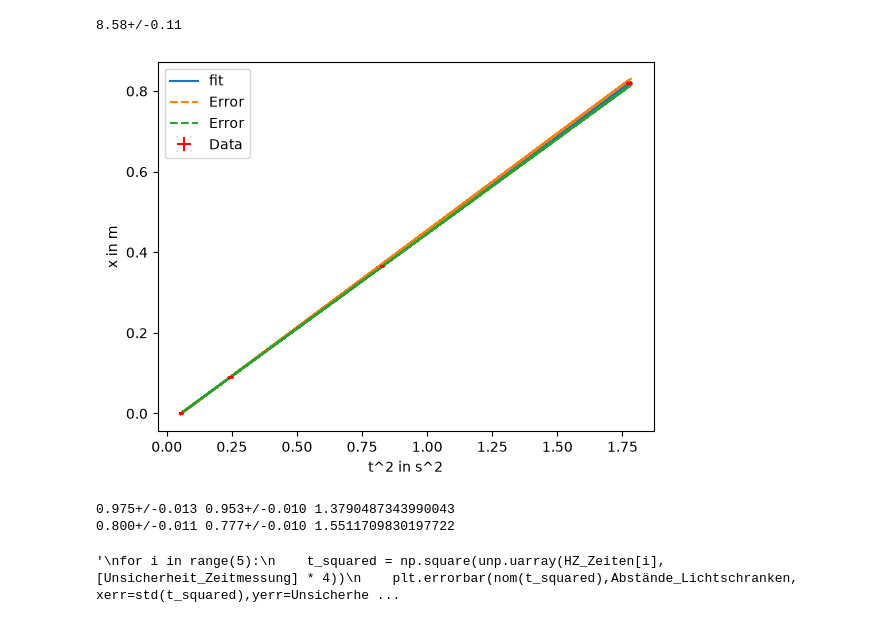
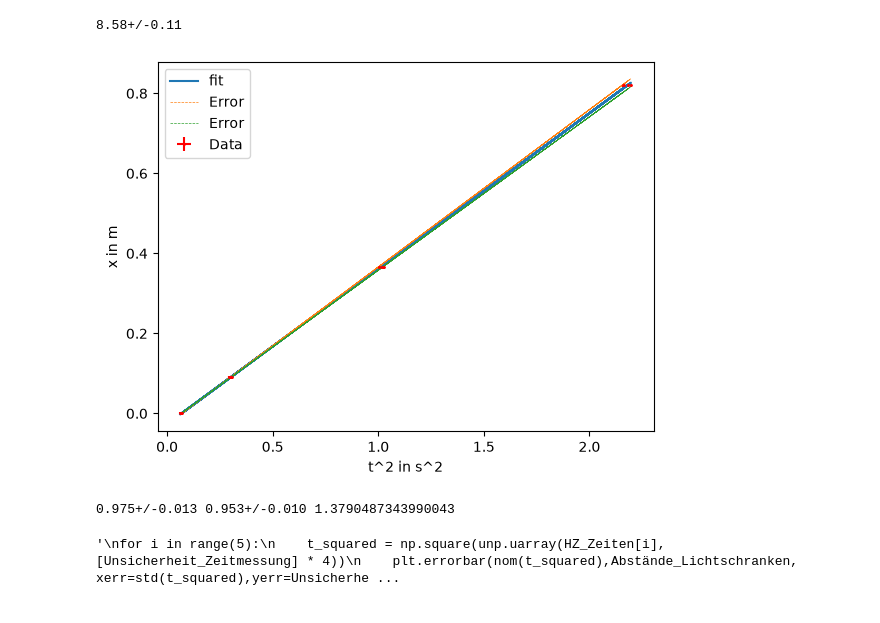
Before and after one commit to Bergschaf/PAP1, a Jupyter notebook: V15/V15.ipynb, the cells around one changed output. Drawn from its saved outputs; the diff is of its cells as text; code cells hidden in the pictures.

```diff
--- a/V15/V15.ipynb
+++ b/V15/V15.ipynb
@@ -117,10 +120,10 @@ class UCurve:
         plt.plot(x_data,y_fit, label="fit")
 
         y_fit_e1 = self.inter - self.d_inter + (self.slope + self.d_slope) * x_data
-        plt.plot(x_data, y_fit_e1, label = "Error", linestyle="dashed")
+        plt.plot(x_data, y_fit_e1, label = "Error", linestyle="dashed", linewidth=0.5)
 
         y_fit_e2 = self.inter + self.d_inter + (self.slope - self.d_slope) * x_data
-        plt.plot(x_data, y_fit_e2, label = "Error", linestyle="dashed")
+        plt.plot(x_data, y_fit_e2, label = "Error", linestyle="dashed", linewidth=0.5)
 
         plt.legend()
 
@@ -143,14 +146,14 @@ def median_uarray(array, Error):
 # %%
 Abstände_5 = list(Abstände_Lichtschranken) * 5
 HZ_fit = UCurve.ufit(nom(HZ_t_squared).flatten(),Abstände_5)
 VZ_fit = UCurve.ufit(nom(VZ_t_squared).flatten(),Abstände_5)
 
 HZ_fit.d_slope = 0.005
 VZ_fit.d_slope = 0.005
-#HZ_fit.draw_avg_with_2Derrorbars(HZ_t_squared.flatten(),Abstände_5,xlabel="t^2 in s^2", ylabel="x in m")
-VZ_fit.draw_avg_with_2Derrorbars(VZ_t_squared.flatten(),Abstände_5,xlabel="t^2 in s^2", ylabel="x in m")
+HZ_fit.draw_avg_with_2Derrorbars(HZ_t_squared.flatten(),Abstände_5,xlabel="t^2 in s^2", ylabel="x in m")
+#VZ_fit.draw_avg_with_2Derrorbars(VZ_t_squared.flatten(),Abstände_5,xlabel="t^2 in s^2", ylabel="x in m")
 # %% [output]
-[figure, old version]
+[figure, new version]
 # %%
 HZ_a_experiment = HZ_fit.get_uslope() * 2
 VZ_a_experiment = VZ_fit.get_uslope() * 2
@@ -159,11 +162,10 @@ VZ_a_rechnung = VZ_Masse * g * unp.sin(alpha) / (VZ_Masse * 3 / 2)
 HZ_a_rechnung = HZ_Masse * g * unp.sin(alpha) / (HZ_Masse + 1/2 * HZ_Masse * (HZ_Radius_Außen**2 + HZ_Radius_Innen ** 2)/HZ_Radius_Außen**2 )
 
 print(VZ_a_rechnung, VZ_a_experiment, SMD(VZ_a_rechnung, VZ_a_experiment))
-print(HZ_a_rechnung, HZ_a_experiment, SMD(HZ_a_rechnung, HZ_a_experiment))
+#print(HZ_a_rechnung, HZ_a_experiment, SMD(HZ_a_rechnung, HZ_a_experiment))
 # Gut das Rechnung größer ist weil reibung
 # %% [output]
 0.975+/-0.013 0.953+/-0.010 1.3790487343990043
-0.800+/-0.011 0.777+/-0.010 1.5511709830197722
 # %%
 """
 for i in range(5):
```
Also changed, not shown: parts of 4 cells of this notebook, 1 other file.
